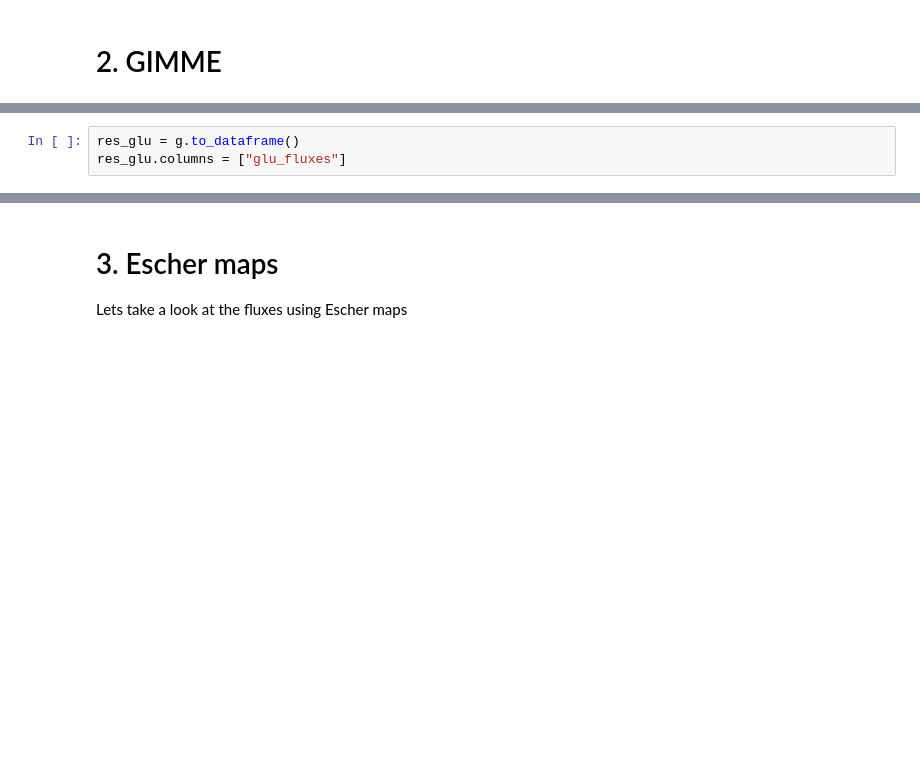
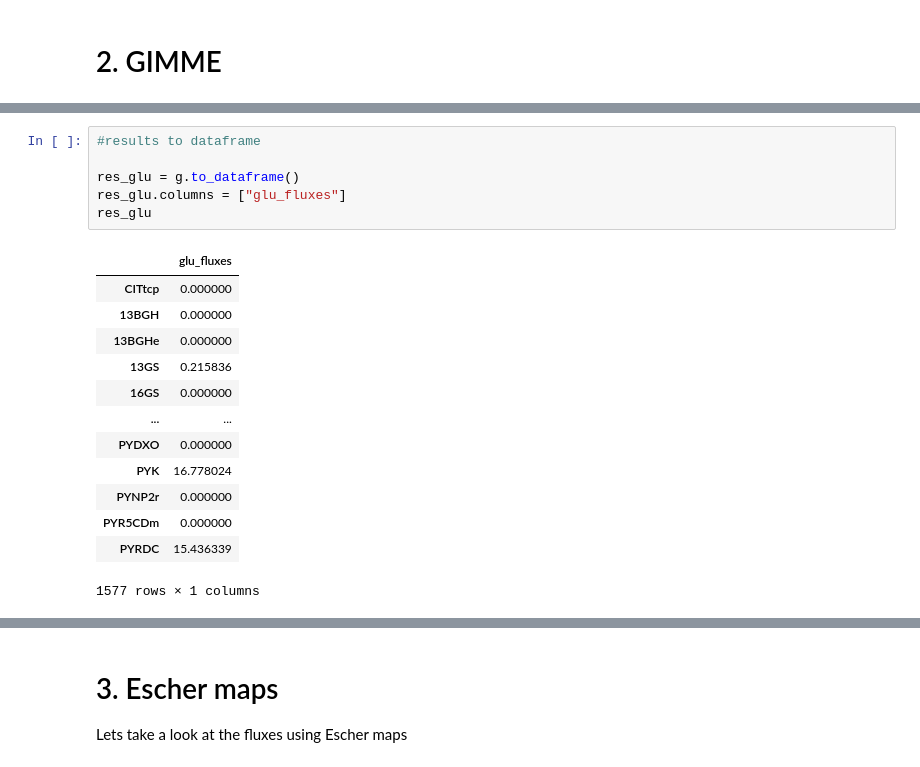
Before and after one commit to BioSystemsUM/s2m2, a Jupyter notebook: omics/s2m2 - hands-on omics - exercise 12.ipynb, the cells around one changed output, grey strips where cells are left out. Saved outputs shown, nothing was run; the diff lists cells and outputs as text; blank space fills up the shorter version.

```diff
--- a/omics/s2m2 - hands-on omics - exercise 12.ipynb
+++ b/omics/s2m2 - hands-on omics - exercise 12.ipynb
@@ -110,4 +173,21 @@ g.values
 # %%
+#results to dataframe
+
 res_glu = g.to_dataframe()
 res_glu.columns = ["glu_fluxes"]
+res_glu
+# %% [output]
+|  | glu_fluxes |
+| CITtcp | 0.000000 |
+| 13BGH | 0.000000 |
+| 13BGHe | 0.000000 |
+| 13GS | 0.215836 |
+| 16GS | 0.000000 |
+| ... | ... |
+| PYDXO | 0.000000 |
+| PYK | 16.778024 |
+| PYNP2r | 0.000000 |
+| PYR5CDm | 0.000000 |
+| PYRDC | 15.436339 |
+1577 rows × 1 columns
 # %%
```
Also changed, not shown: parts of 27 cells of this notebook.
